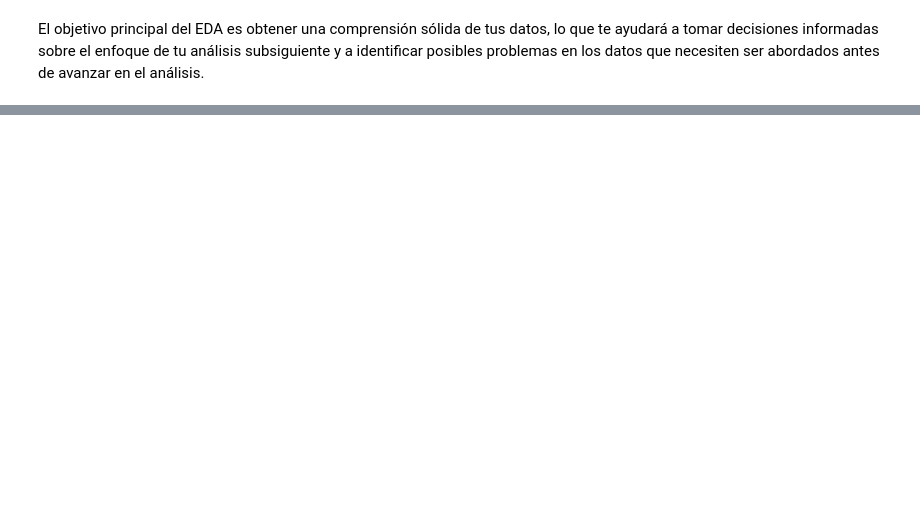
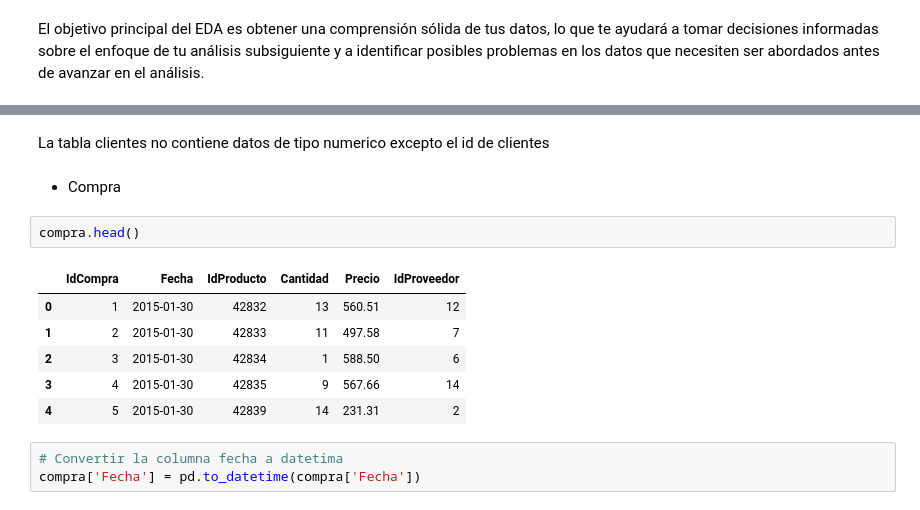
Before and after one commit to diegomaneyro/Dashboards, a Jupyter notebook: scripts/eda.ipynb, the cells around one changed output, grey strips where cells are left out. Saved outputs shown, nothing was run; the diff lists cells and outputs as text; blank space fills up the shorter version.

```diff
--- a/scripts/eda.ipynb
+++ b/scripts/eda.ipynb
@@ -36,0 +66,16 @@ clientes.describe()
+# %% [markdown]
+La tabla clientes no contiene datos de tipo numerico excepto el id de clientes
+# %% [markdown]
+* Compra
+# %%
+compra.head()
+# %% [output]
+|  | IdCompra | Fecha | IdProducto | Cantidad | Precio | IdProveedor |
+| 0 | 1 | 2015-01-30 | 42832 | 13 | 560.51 | 12 |
+| 1 | 2 | 2015-01-30 | 42833 | 11 | 497.58 | 7 |
+| 2 | 3 | 2015-01-30 | 42834 | 1 | 588.50 | 6 |
+| 3 | 4 | 2015-01-30 | 42835 | 9 | 567.66 | 14 |
+| 4 | 5 | 2015-01-30 | 42839 | 14 | 231.31 | 2 |
+# %%
+# Convertir la columna fecha a datetima
+compra['Fecha'] = pd.to_datetime(compra['Fecha'])
```
Also changed, not shown: parts of 18 cells of this notebook.
